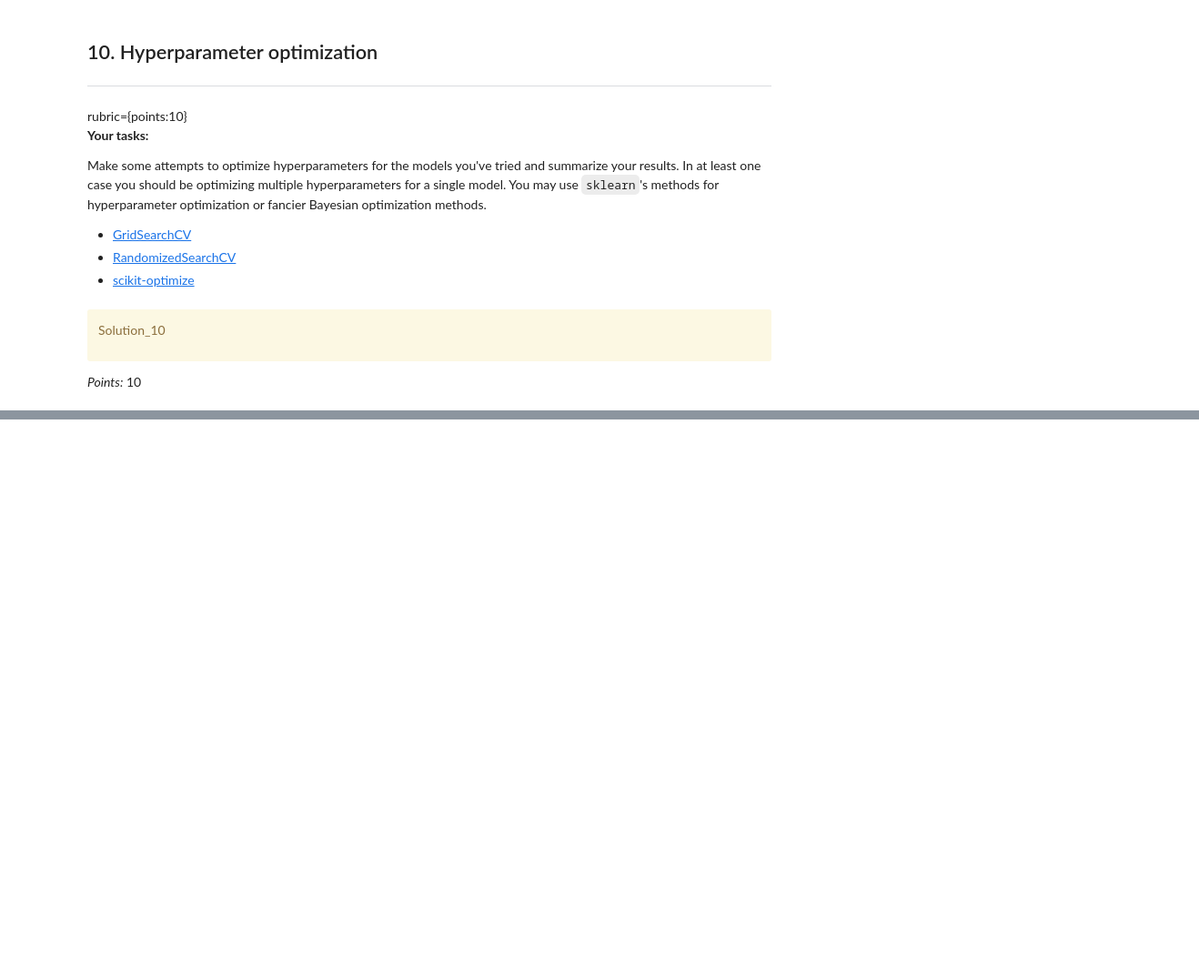
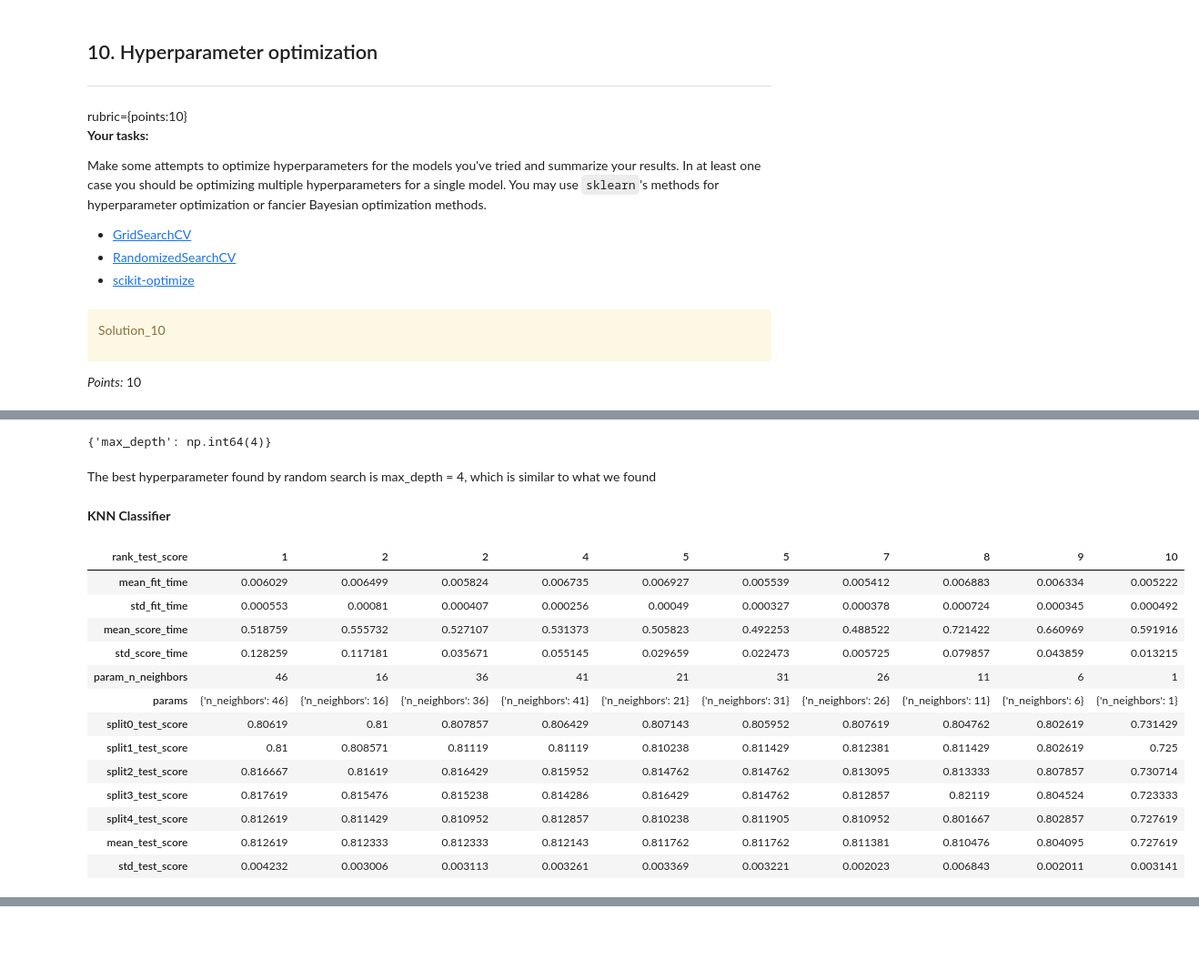
Before and after one commit to Felixxitran/cpsc330_hw5, a Jupyter notebook: hw5.ipynb, the cells around one changed output, grey strips where cells are left out. Shown at 91% size. Saved outputs shown, nothing was run; the diff lists cells and outputs as text; code cells hidden in the pictures; blank space fills up the shorter version.

```diff
--- a/hw5.ipynb
+++ b/hw5.ipynb
@@ -497,0 +1060,34 @@ _Type your answer here, replacing this text._
+# %%
+best_params = random_search.best_params_
+best_params
+# %% [output]
+{'max_depth': np.int64(4)}
+# %% [markdown]
+The best hyperparameter found by random search is max_depth = 4, which is similar to what we found
+# %% [markdown]
+**KNN Classifier**
+# %%
+knn = KNeighborsClassifier()
+param_grid = {"n_neighbors": np.arange(1, 50, 5)}
+
+random_search = RandomizedSearchCV(
+    knn, param_grid, n_jobs = -1, n_iter = 10, random_state = 123,
+)
+
+random_search.fit(X_train_transformed, y_train)
+pd.DataFrame(random_search.cv_results_).set_index('rank_test_score').sort_index().T
+# %% [output]
+| rank_test_score | 1 | 2 | 2 | 4 | 5 | 5 | 7 | 8 | 9 | 10 |
+| mean_fit_time | 0.006029 | 0.006499 | 0.005824 | 0.006735 | 0.006927 | 0.005539 | 0.005412 | 0.006883 | 0.006334 | 0.005222 |
+| std_fit_time | 0.000553 | 0.00081 | 0.000407 | 0.000256 | 0.00049 | 0.000327 | 0.000378 | 0.000724 | 0.000345 | 0.000492 |
+| mean_score_time | 0.518759 | 0.555732 | 0.527107 | 0.531373 | 0.505823 | 0.492253 | 0.488522 | 0.721422 | 0.660969 | 0.591916 |
+| std_score_time | 0.128259 | 0.117181 | 0.035671 | 0.055145 | 0.029659 | 0.022473 | 0.005725 | 0.079857 | 0.043859 | 0.013215 |
+| param_n_neighbors | 46 | 16 | 36 | 41 | 21 | 31 | 26 | 11 | 6 | 1 |
+| params | {'n_neighbors': 46} | {'n_neighbors': 16} | {'n_neighbors': 36} | {'n_neighbors': 41} | {'n_neighbors': 21} | {'n_neighbors': 31} | {'n_neighbors': 26} | {'n_neighbors': 11} | {'n_neighbors': 6} | {'n_neighbors': 1} |
+| split0_test_score | 0.80619 | 0.81 | 0.807857 | 0.806429 | 0.807143 | 0.805952 | 0.807619 | 0.804762 | 0.802619 | 0.731429 |
+| split1_test_score | 0.81 | 0.808571 | 0.81119 | 0.81119 | 0.810238 | 0.811429 | 0.812381 | 0.811429 | 0.802619 | 0.725 |
+| split2_test_score | 0.816667 | 0.81619 | 0.816429 | 0.815952 | 0.814762 | 0.814762 | 0.813095 | 0.813333 | 0.807857 | 0.730714 |
+| split3_test_score | 0.817619 | 0.815476 | 0.815238 | 0.814286 | 0.816429 | 0.814762 | 0.812857 | 0.82119 | 0.804524 | 0.723333 |
+| split4_test_score | 0.812619 | 0.811429 | 0.810952 | 0.812857 | 0.810238 | 0.811905 | 0.810952 | 0.801667 | 0.802857 | 0.727619 |
+| mean_test_score | 0.812619 | 0.812333 | 0.812333 | 0.812143 | 0.811762 | 0.811762 | 0.811381 | 0.810476 | 0.804095 | 0.727619 |
+| std_test_score | 0.004232 | 0.003006 | 0.003113 | 0.003261 | 0.003369 | 0.003221 | 0.002023 | 0.006843 | 0.002011 | 0.003141 |
```
Also changed, not shown: parts of 112 cells of this notebook, 1 other file.
